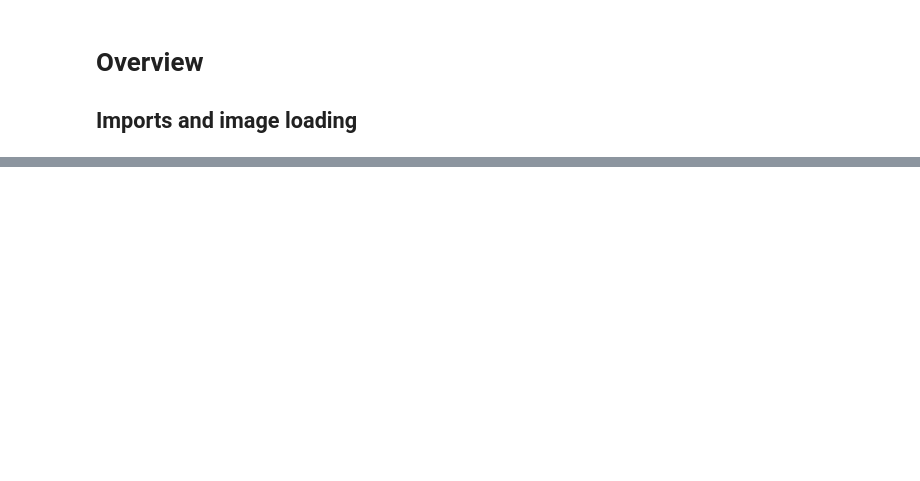
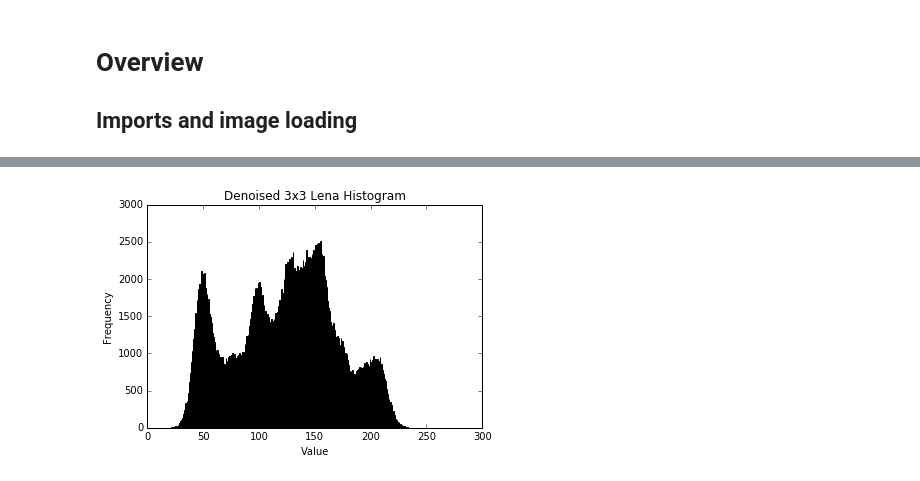
Before and after one commit to Erik-J-D/SYDE575-lab, a Jupyter notebook: LAB_2/Lab 2.ipynb, the cells around one changed output, grey strips where cells are left out. Saved outputs shown, nothing was run; the diff lists cells and outputs as text; code cells hidden in the pictures; blank space fills up the shorter version.

```diff
--- a/LAB_2/Lab 2.ipynb
+++ b/LAB_2/Lab 2.ipynb
@@ -40,0 +87,4 @@ speckle_noise(lena)
+# %%
+plot_histogram(noisy_lena_avg1, "Denoised 3x3 Lena Histogram")
+# %% [output]
+[figure, added]
```
Also changed, not shown: parts of 18 cells of this notebook.
